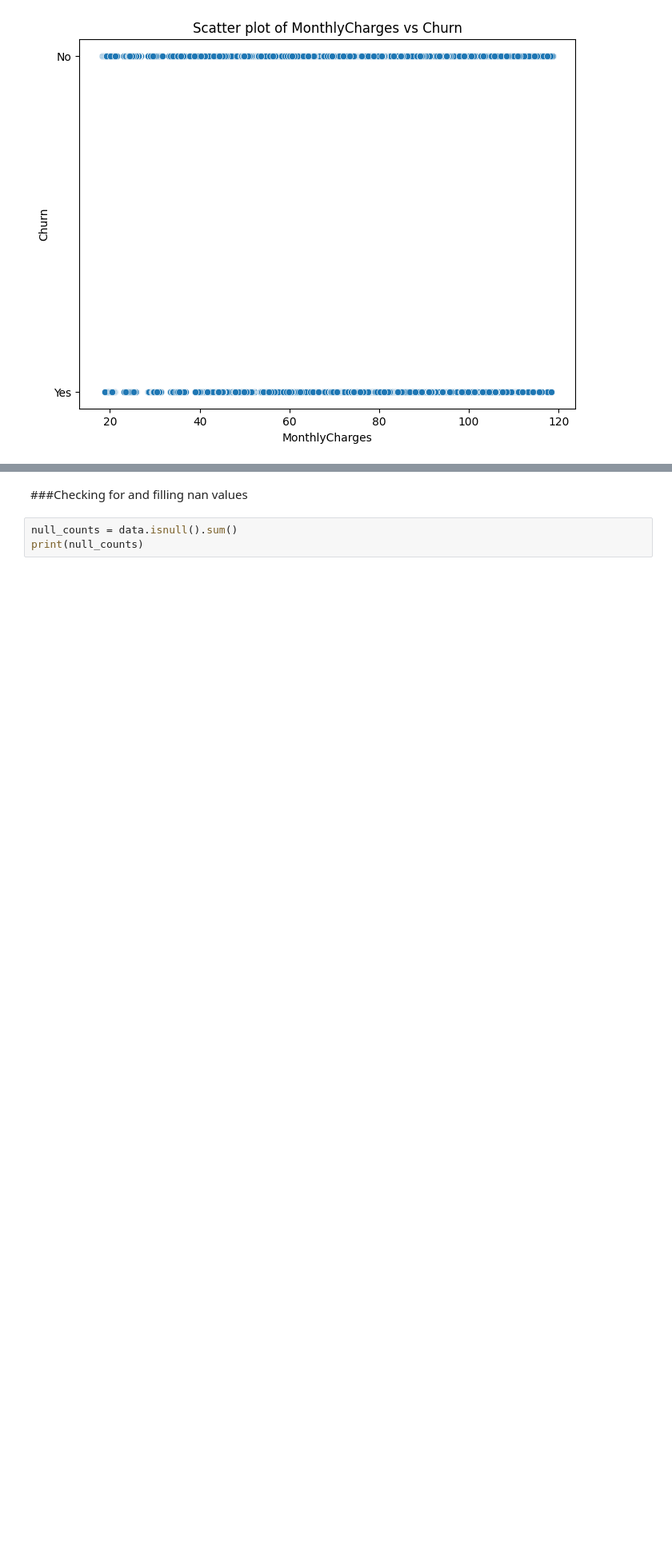
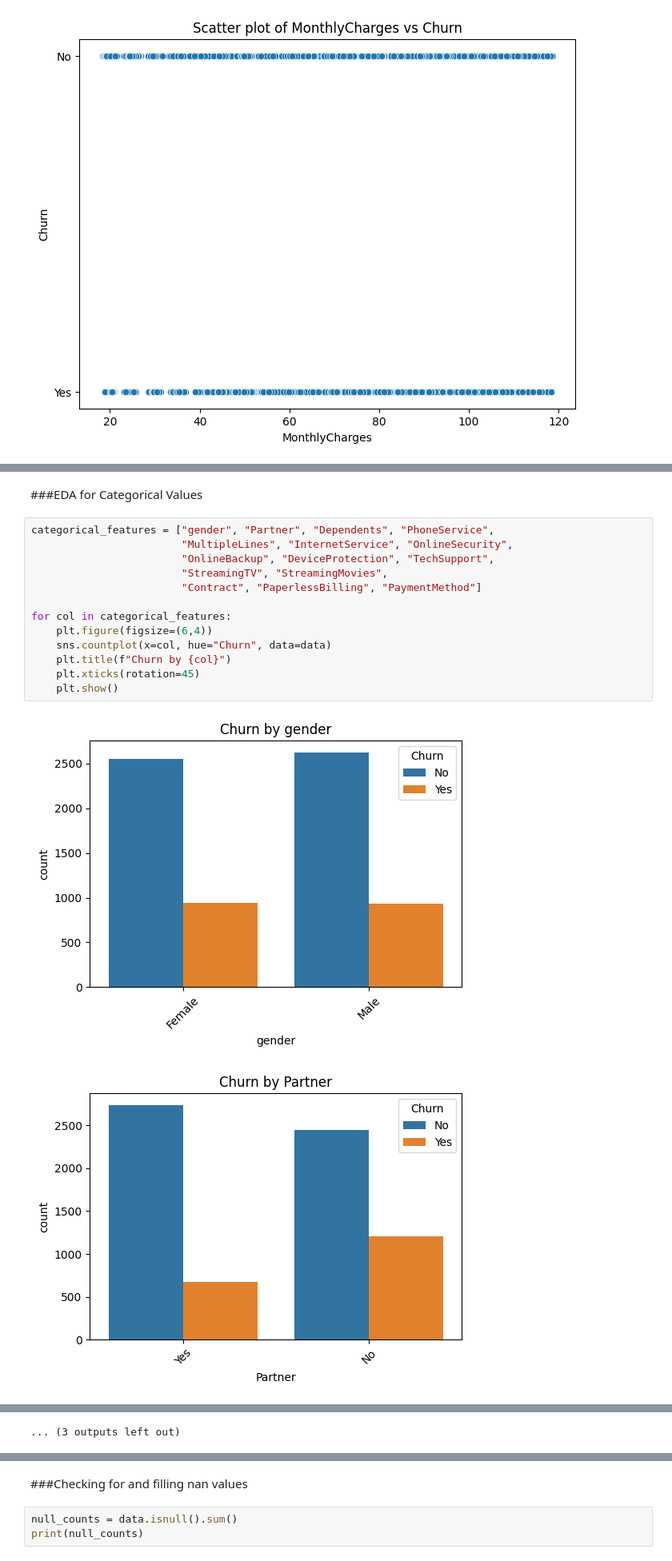
Before and after one commit to TiffanyDegbotse/XAI_assignment2, a Jupyter notebook: template.ipynb, the cells around one changed output, grey strips where cells are left out. Shown at 80% size. Drawn from its saved outputs; the diff is of its cells as text; blank space fills up the shorter version.

```diff
--- a/template.ipynb
+++ b/template.ipynb
@@ -154,0 +209,18 @@ for col in X.columns:
+# %% [markdown]
+###EDA for Categorical Values
+# %%
+categorical_features = ["gender", "Partner", "Dependents", "PhoneService",
+                        "MultipleLines", "InternetService", "OnlineSecurity",
+                        "OnlineBackup", "DeviceProtection", "TechSupport",
+                        "StreamingTV", "StreamingMovies",
+                        "Contract", "PaperlessBilling", "PaymentMethod"]
+
+for col in categorical_features:
+    plt.figure(figsize=(6,4))
+    sns.countplot(x=col, hue="Churn", data=data)
+    plt.title(f"Churn by {col}")
+    plt.xticks(rotation=45)
+    plt.show()
+# %% [output]
+[figure, added]
+[figure, added]
@@ -154,0 +237 @@ for col in X.columns:
+... (3 outputs left out)
```
Also changed, not shown: parts of 27 cells of this notebook.
